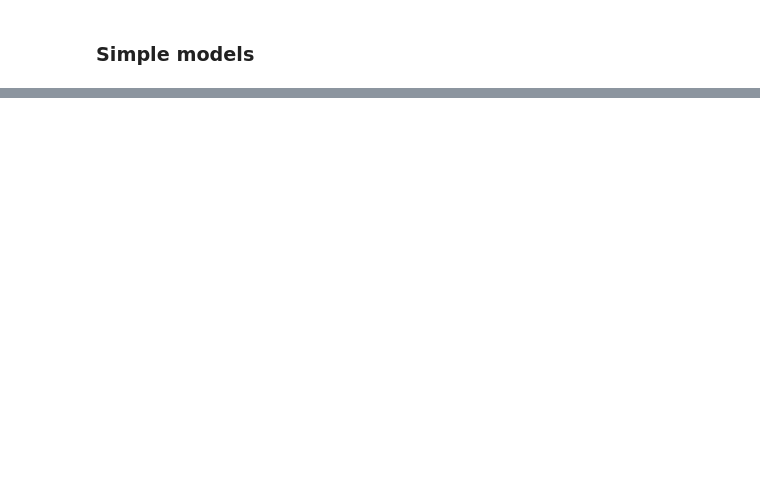
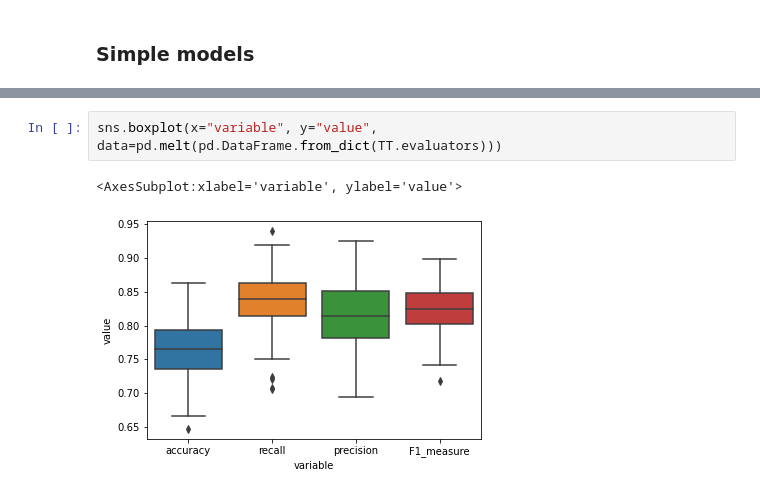
Before and after one commit to demetriomagatti/machine_learning_playground, a Jupyter notebook: heart_failure/predictions.ipynb, the cells around one changed output, grey strips where cells are left out. Cells and saved outputs as stored; diff of their text form; blank space fills up the shorter version.

```diff
--- a/heart_failure/predictions.ipynb
+++ b/heart_failure/predictions.ipynb
@@ -42,0 +322,5 @@ from sklearn import tree
+# %%
+sns.boxplot(x="variable", y="value", data=pd.melt(pd.DataFrame.from_dict(TT.evaluators)))
+# %% [output]
+<AxesSubplot:xlabel='variable', ylabel='value'>
+[figure, added]
```
Also changed, not shown: parts of 23 cells of this notebook, 1 other file.
